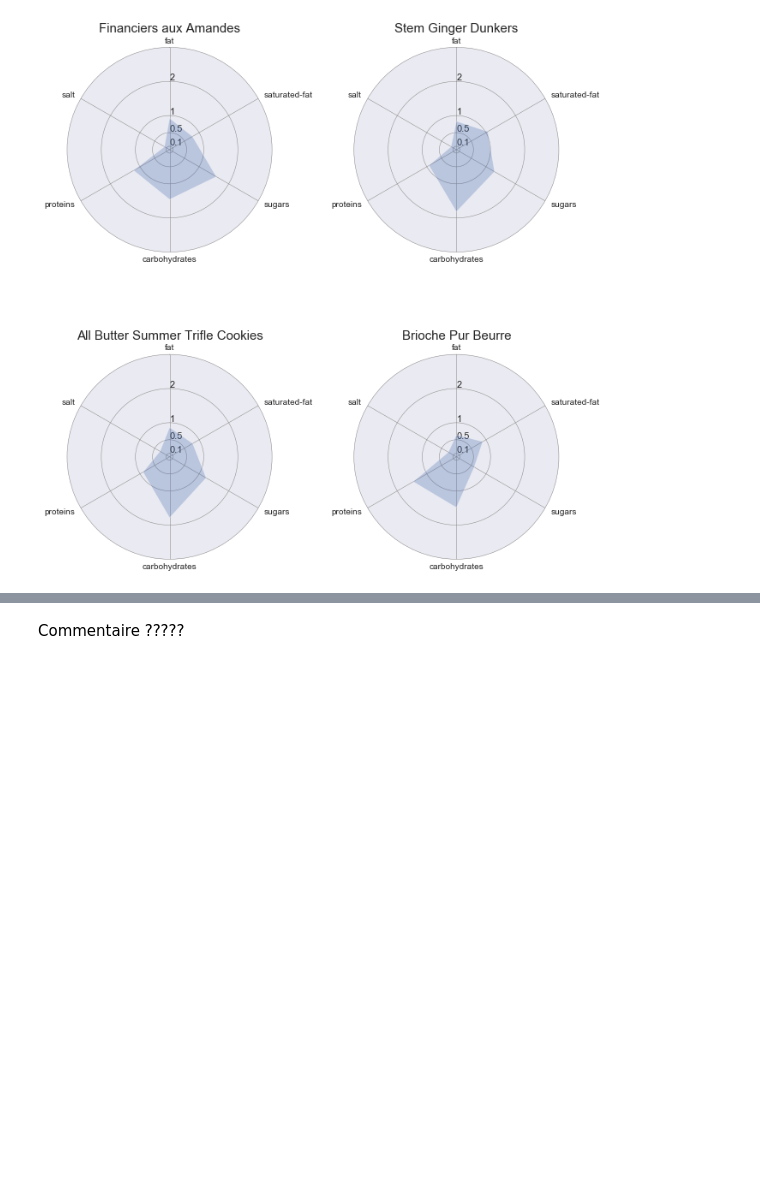
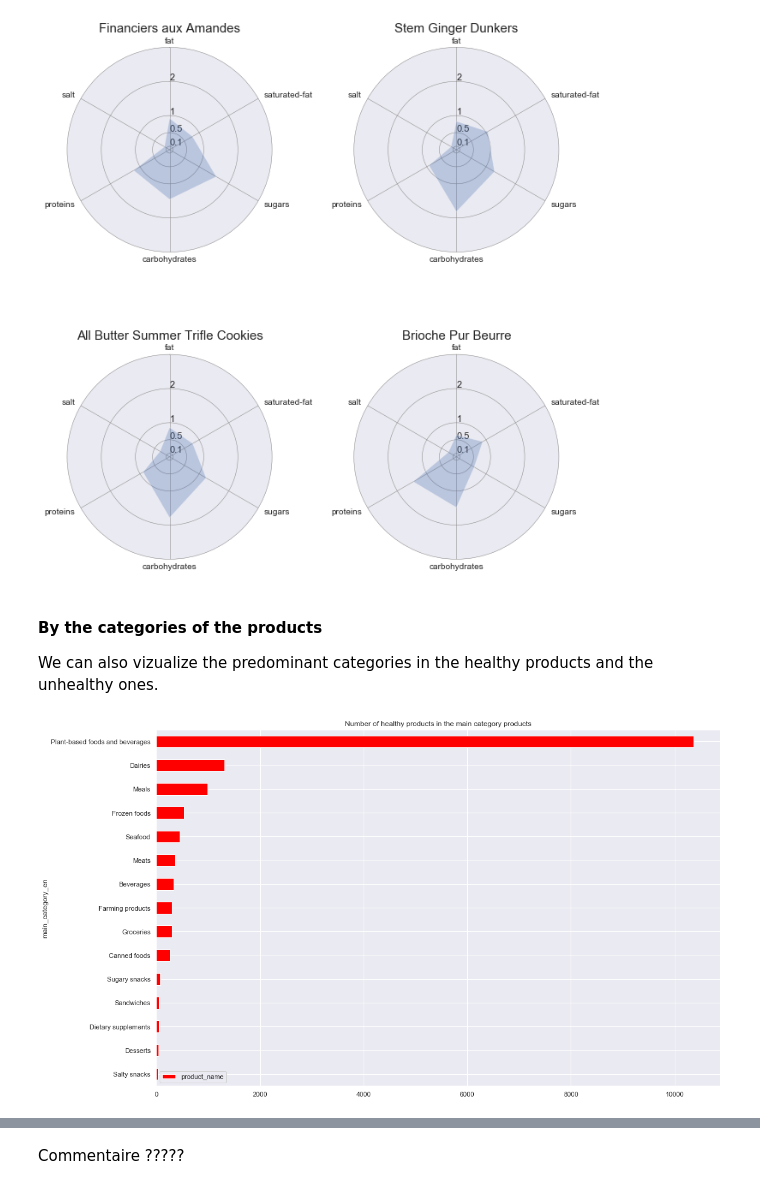
Before and after one commit to aelamran/ADA-project1-Openfoodfacts, a Jupyter notebook: Open Food Fact.ipynb, the cells around one changed output, grey strips where cells are left out. Saved outputs shown, nothing was run; the diff lists cells and outputs as text; code cells hidden in the pictures; blank space fills up the shorter version.

Commit message:
healthy products

```diff
--- a/Open Food Fact.ipynb
+++ b/Open Food Fact.ipynb
@@ -454,3 +454,15 @@ proteins_100g          6.574328
 salt_100g              3.151612
 dtype: float64
 [figure]
+# %% [markdown]
+#### By the categories of the products
+
+We can also vizualize the predominant categories in the healthy products and the unhealthy ones.
+# %%
+healthy_categories = healthy_data[['main_category_en','product_name']].groupby('main_category_en').count().sort_values(by=['product_name'], ascending=False)
+healthy_categories[:15][::-1].plot(kind='barh', figsize=(16,9), color='red')
+plt.title('Number of healthy products in the main category products')
+plt.tight_layout()
+plt.show()
+# %% [output]
+[figure, added]
```
Also changed, not shown: parts of 1 cell of this notebook.
